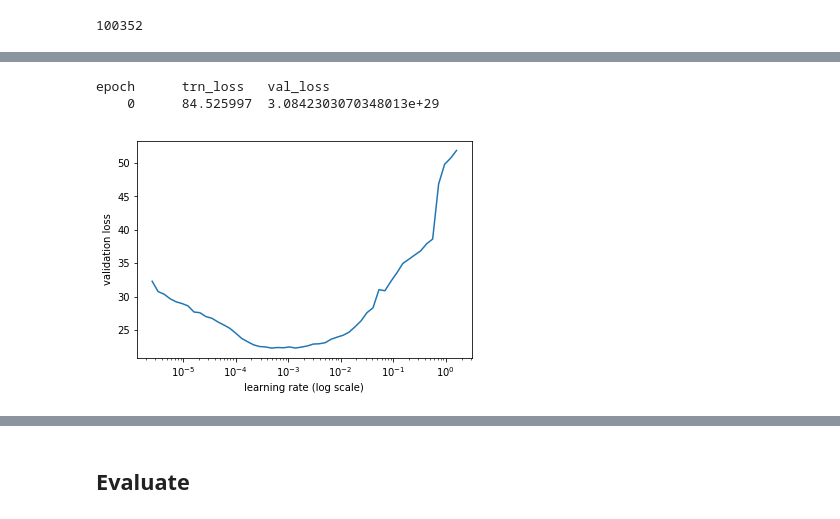
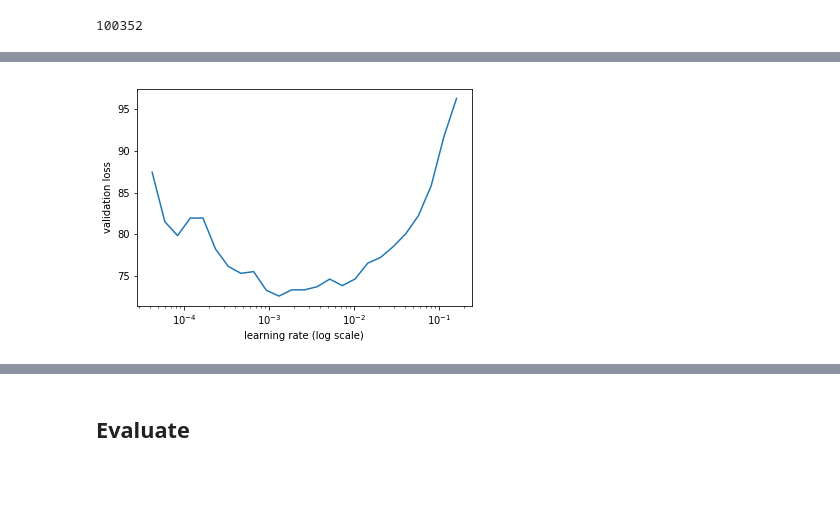
Before and after one commit to HealthHackAu2018/auslan-party, a Jupyter notebook: notebooks/cnn-classification.ipynb, the cells around one changed output, grey strips where cells are left out. Saved outputs shown, nothing was run; the diff lists cells and outputs as text; code cells hidden in the pictures; blank space fills up the shorter version.

```diff
--- a/notebooks/cnn-classification.ipynb
+++ b/notebooks/cnn-classification.ipynb
@@ -97,8 +107,8 @@ class ConcatLabelledDataset(Dataset):
         x ,y = self.ds[i]
         return (x, (y,self.y2[i]))
 # %%
-trn_ds2 = ConcatLblDataset(bb_model_data.trn_ds, class_model_data.trn_y)
-val_ds2 = ConcatLblDataset(bb_model_data.val_ds, class_model_data.val_y)
+trn_ds2 = ConcatLabelledDataset(bb_model_data.trn_ds, class_model_data.trn_y)
+val_ds2 = ConcatLabelledDataset(bb_model_data.val_ds, class_model_data.val_y)
 # %%
 val_ds2[0][1]
 # %% [output]
@@ -185,5 +194,5 @@ learn.sched.plot()
 # %%
-lr = 0.002
+lr = 0.03
 # %%
 learn.fit(lr, 2, cycle_len=1, cycle_mult=2)
 # %% [output]
@@ -202,11 +214,11 @@ epoch      trn_loss   val_loss
 # %%
 learn.freeze_to(-2)
+# %%
+lrs = np.array([lr/100, lr/10, lr])
 # %%
 lrf=learn.lr_find(lrs/1000)
-learn.sched.plot(1)
+llearn.sched.plot(1)
 # %% [output]
 [interactive output not drawn]
-epoch      trn_loss   val_loss
-    0      84.525997  3.0842303070348013e+29
-[figure, old version]
+[figure, new version]
 # %%
```
Also changed, not shown: parts of 17 cells of this notebook, 4 other files.
